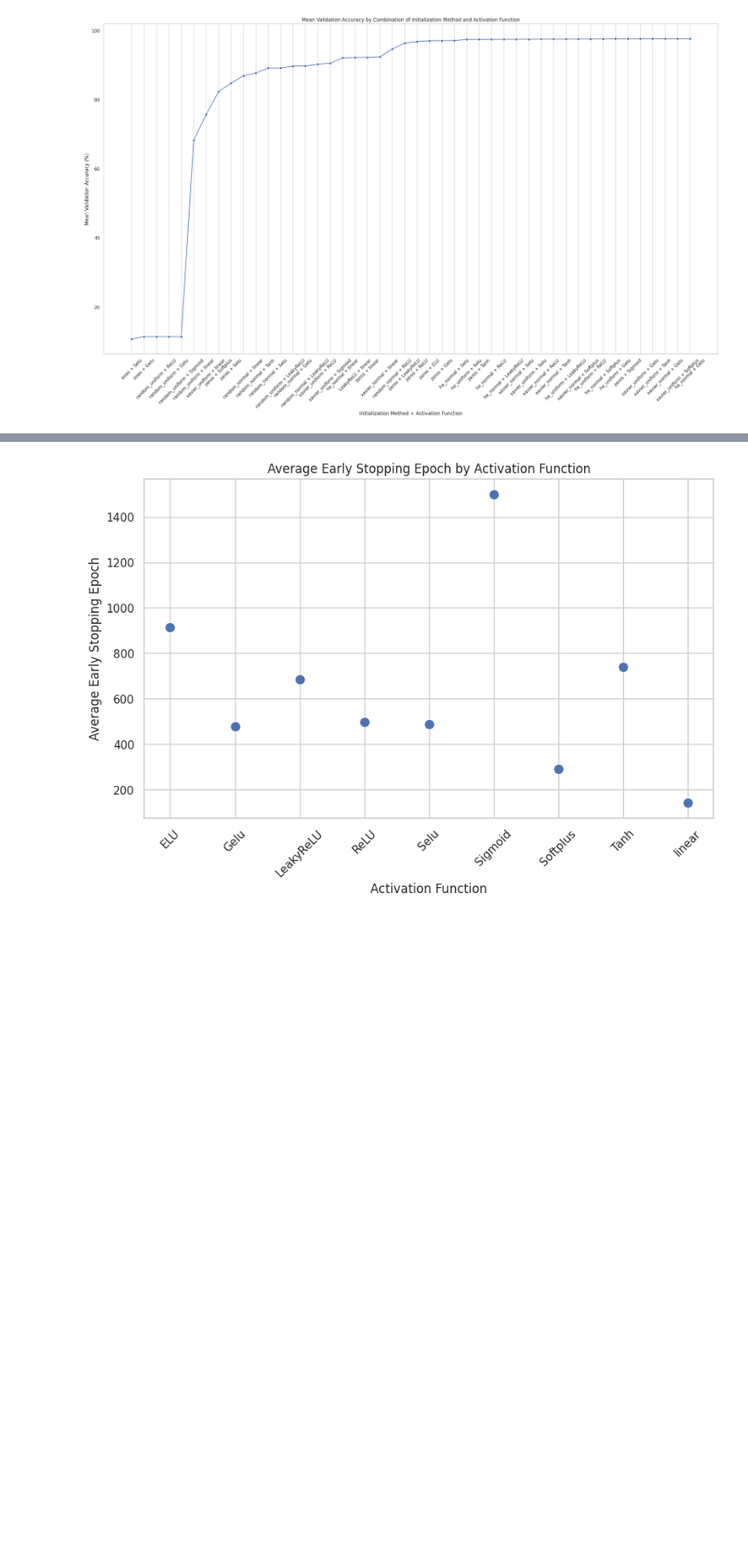
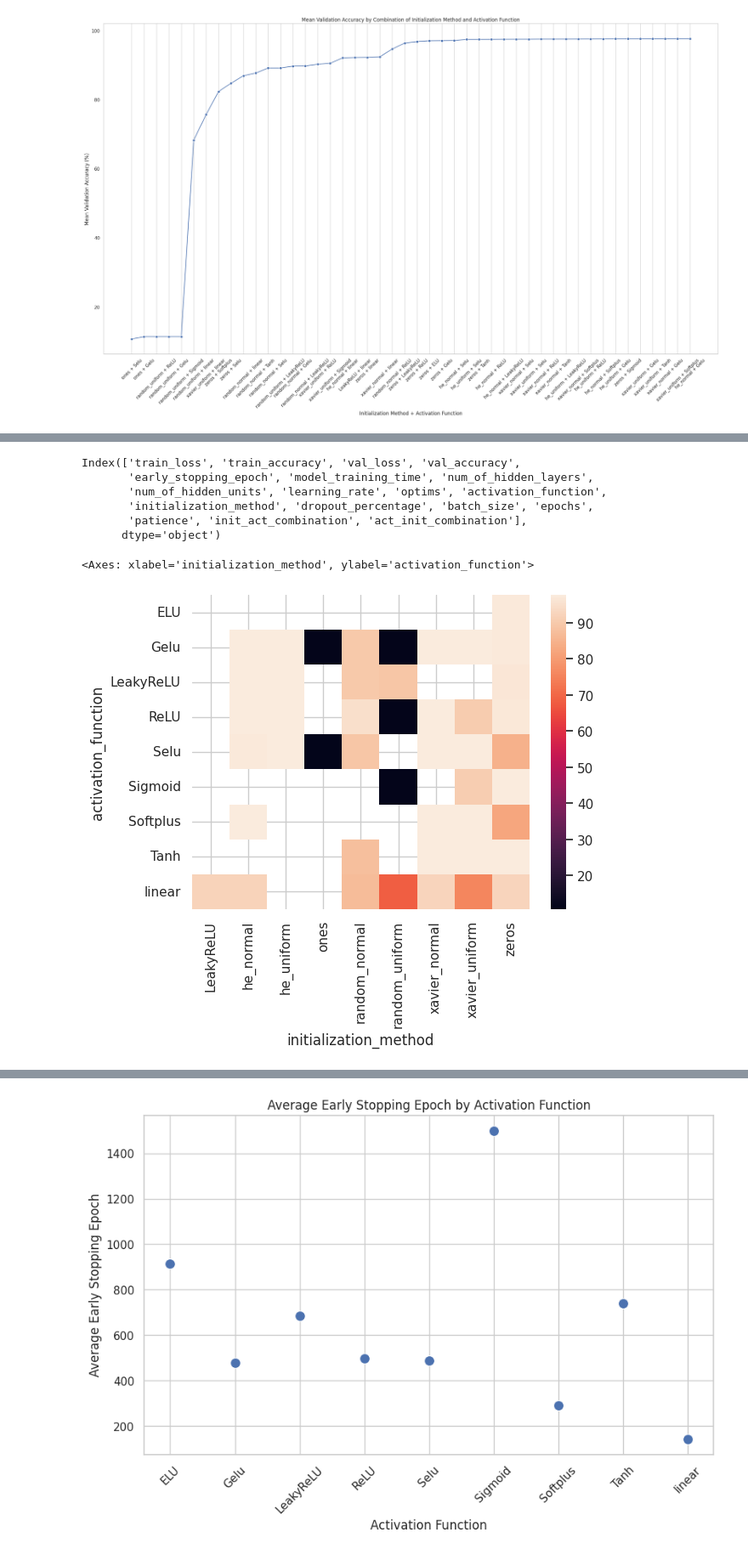
Before and after one commit to Yukesh432/pytorch-learning, a Jupyter notebook: nn_architecture/eda.ipynb, the cells around one changed output, grey strips where cells are left out. Shown at 85% size. Drawn from its saved outputs; the diff is of its cells as text; code cells hidden in the pictures; blank space fills up the shorter version.

```diff
--- a/nn_architecture/eda.ipynb
+++ b/nn_architecture/eda.ipynb
@@ -181,0 +160,16 @@ plt.show()
+# %%
+df.columns
+# %% [output]
+Index(['train_loss', 'train_accuracy', 'val_loss', 'val_accuracy',
+       'early_stopping_epoch', 'model_training_time', 'num_of_hidden_layers',
+       'num_of_hidden_units', 'learning_rate', 'optims', 'activation_function',
+       'initialization_method', 'dropout_percentage', 'batch_size', 'epochs',
+       'patience', 'init_act_combination', 'act_init_combination'],
+      dtype='object')
+# %%
+heatmap_data =df.groupby(["activation_function", "initialization_method"])['val_accuracy'].mean().reset_index().pivot(index="activation_function", columns="initialization_method", values="val_accuracy")
+# %%
+sns.heatmap(heatmap_data)
+# %% [output]
+<Axes: xlabel='initialization_method', ylabel='activation_function'>
+[figure, added]
```
Also changed, not shown: parts of 7 cells of this notebook.
